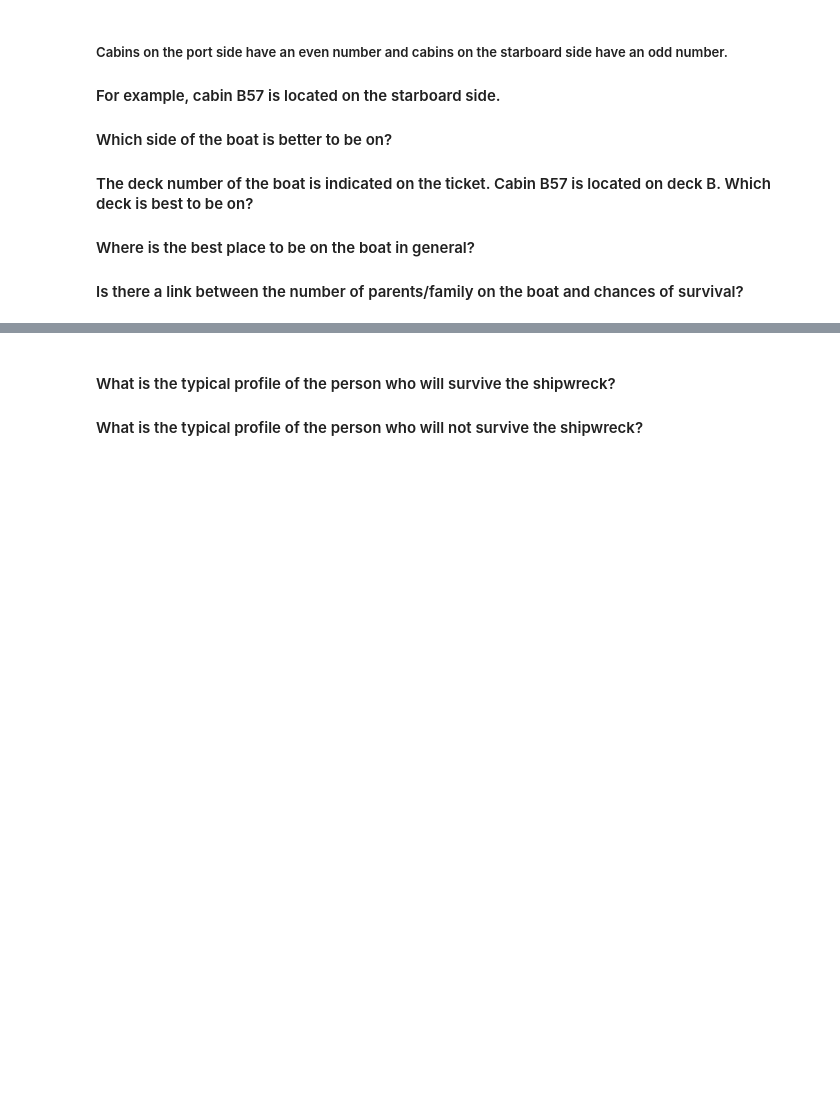
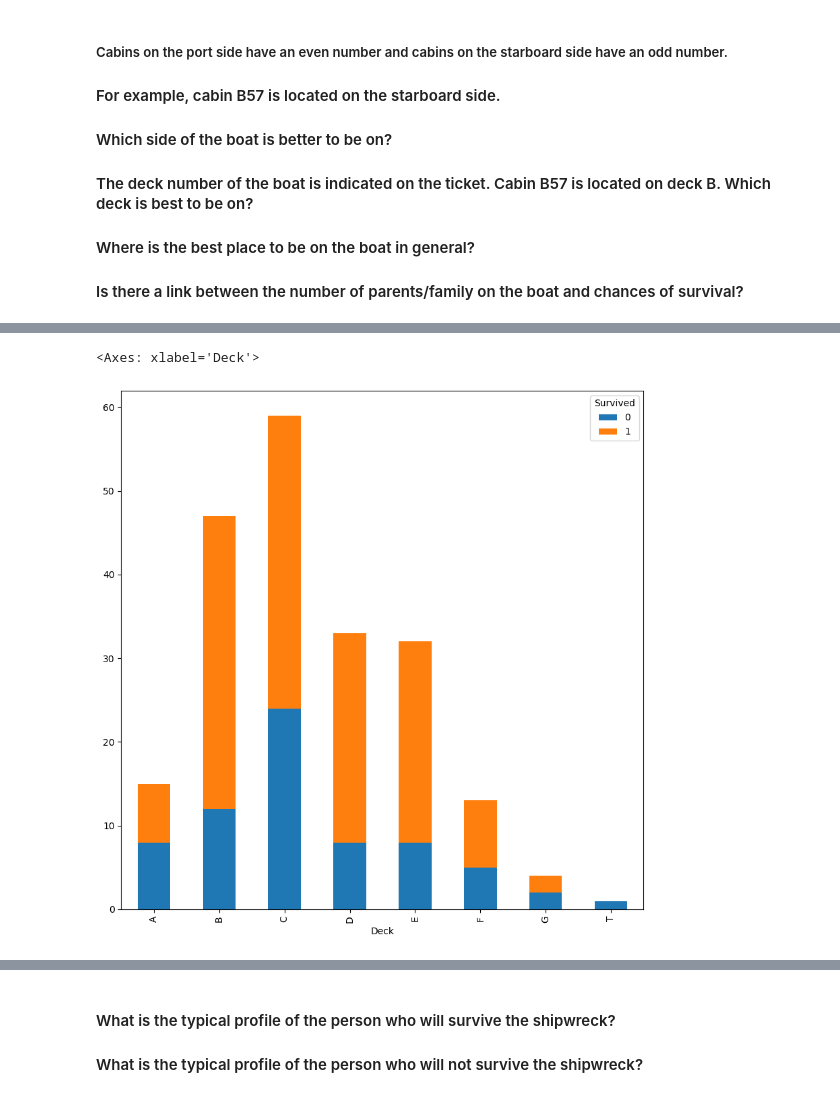
Before and after one commit to ben-rocheteau/data-science-tutorials, a Jupyter notebook: introduction-to-python/Introduction to pandas.ipynb, the cells around one changed output, grey strips where cells are left out. Drawn from its saved outputs; the diff is of its cells as text; code cells hidden in the pictures; blank space fills up the shorter version.

```diff
--- a/introduction-to-python/Introduction to pandas.ipynb
+++ b/introduction-to-python/Introduction to pandas.ipynb
@@ -238,0 +262,5 @@ df[['Survived', 'Pclass', 'Age', 'Fare', 'SibSp', 'Parch']].corr().style.backgro
+# %%
+df.groupby(['Deck', 'Survived'])['PassengerId'].count().unstack().plot(kind ='bar', stacked = True, figsize = (10, 10))
+# %% [output]
+<Axes: xlabel='Deck'>
+[figure, added]
```
Also changed, not shown: parts of 11 cells of this notebook.
